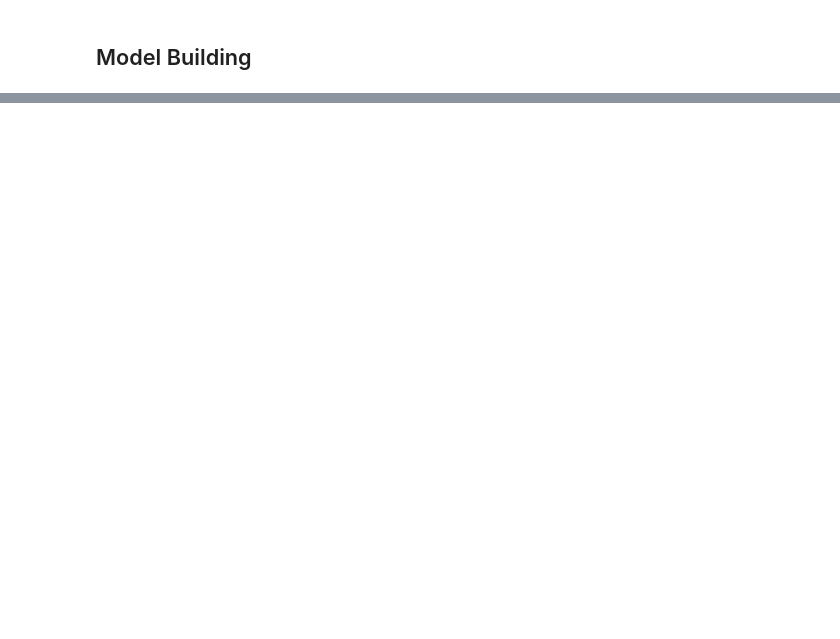
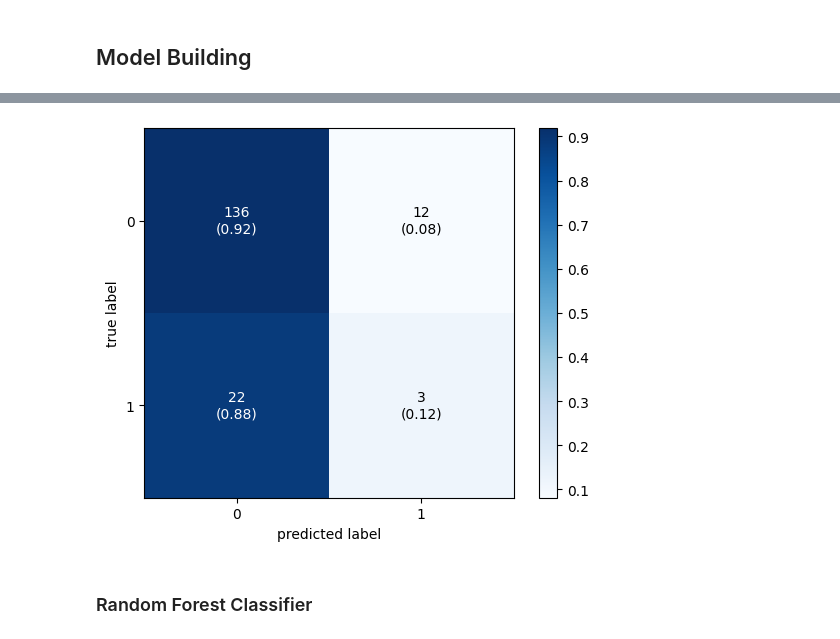
Before and after one commit to Rickisterr/Autism-Prediction, a Jupyter notebook: Autism Prediction Model/Prediction Model Build/Prediction_Model.ipynb, the cells around one changed output, grey strips where cells are left out. Cells and saved outputs as stored; diff of their text form; code cells hidden in the pictures; blank space fills up the shorter version.

Commit message:
Added Decision Tree and Random Forest Classifiers

```diff
--- a/Autism Prediction Model/Prediction Model Build/Prediction_Model.ipynb
+++ b/Autism Prediction Model/Prediction Model Build/Prediction_Model.ipynb
@@ -291,0 +302,11 @@ Name: austim, Length: 173, dtype: int32
+# %%
+# Testing with Decision Tree classifier model
+DecTree = DecisionTreeClassifier(max_depth=6, random_state=1, criterion="entropy")
+DecTree.fit(x_train, y_train)
+
+# Predicting with trained model
+y_pred = DecTree.predict(x_test)
+
+# Comparing test and predicted y values
+report = classification_report(y_test, y_pred)
+print(report)
@@ -291,0 +322,8 @@ Name: austim, Length: 173, dtype: int32
+# %%
+matrix = confusion_matrix(y_test, y_pred)
+plot_confusion_matrix(matrix, show_absolute=True, show_normed=True, colorbar=True)
+plt.show()
+# %% [output]
+[figure, added]
+# %% [markdown]
+### Random Forest Classifier
```
Also changed, not shown: parts of 11 cells of this notebook.
